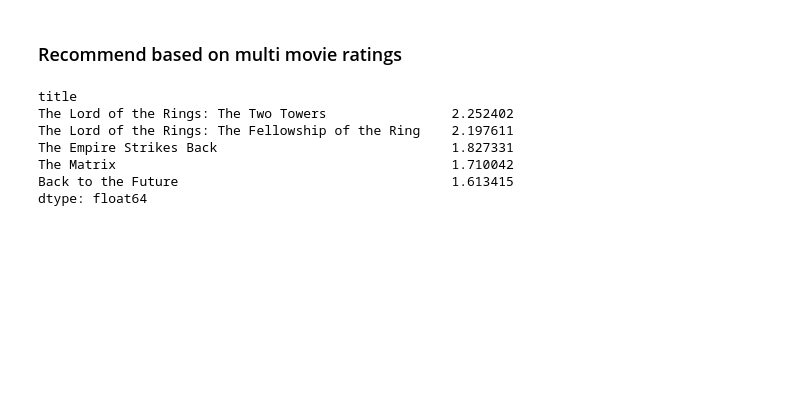
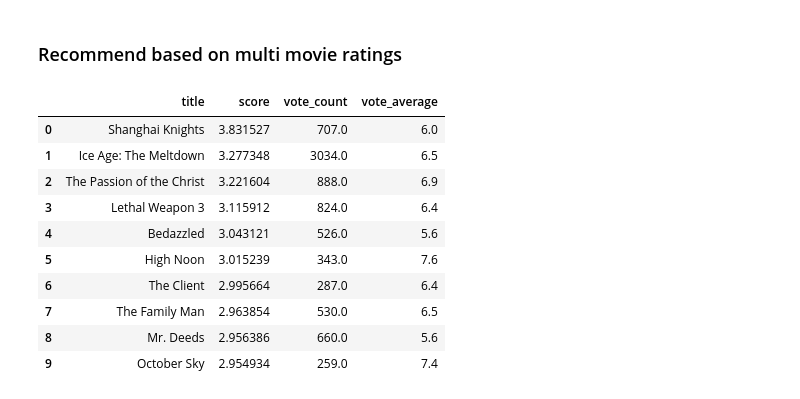
Before and after one commit to kensuke0529/Rec-sys, a Jupyter notebook: notebook/1. user_based_recommender.ipynb, the cells around one changed output. Saved outputs shown, nothing was run; the diff lists cells and outputs as text; code cells hidden in the pictures; blank space fills up the shorter version.

```diff
--- a/notebook/user_based_recommender.ipynb
+++ b/notebook/1. user_based_recommender.ipynb
@@ -190,35 +198,46 @@ user_ratings = {
     "Blade Runner": 3,
     "Men in Black": 5,
     "The Lion King": 2,
-    "The Lord of the Rings: The Return of the King":4
+    "The Lord of the Rings: The Return of the King":4,
+    "The Amazing Spider-Man": 2
 }
 # %%
 scores = pd.Series(dtype=float)
 
 for movie, rating in user_ratings.items():
     if movie in corr:
-        # Get similarity scores for this movie
         similar_scores = corr[movie]
-
-        # Weight by (rating - baseline)
-        # You can use baseline = 2.5 to center around neutral
         weighted_scores = similar_scores * (rating - 2)
-
-        # Sum up contributions
         scores = scores.add(weighted_scores, fill_value=0)
 
-# Remove movies already rated
+# Remove already rated movies
 for movie in user_ratings:
     scores.drop(movie, errors="ignore", inplace=True)
 
-# Sort descending
-recommended = scores.sort_values(ascending=False)
-recommended.head()
+# Convert to DataFrame
+recommended_df = pd.DataFrame({
+    'title': scores.index,
+    'score': scores.values
+})
+
+# Merge with vote metadata
+movie_info = df[['title', 'vote_count', 'vote_average']].drop_duplicates(subset='title')
+recommended_df = recommended_df.merge(movie_info, on='title', how='left')
+
+# Filter for popular movies
+recommended_df = recommended_df[recommended_df['vote_count'] > 150]
+
+top10_recommendations = recommended_df.sort_values(by='score', ascending=False).head(10).reset_index(drop=True)
+top10_recommendations
 # %% [output]
-title
-The Lord of the Rings: The Two Towers                2.252402
-The Lord of the Rings: The Fellowship of the Ring    2.197611
-The Empire Strikes Back                              1.827331
-The Matrix                                           1.710042
-Back to the Future                                   1.613415
-dtype: float64
+|  | title | score | vote_count | vote_average |
+| 0 | Shanghai Knights | 3.831527 | 707.0 | 6.0 |
+| 1 | Ice Age: The Meltdown | 3.277348 | 3034.0 | 6.5 |
+| 2 | The Passion of the Christ | 3.221604 | 888.0 | 6.9 |
+| 3 | Lethal Weapon 3 | 3.115912 | 824.0 | 6.4 |
+| 4 | Bedazzled | 3.043121 | 526.0 | 5.6 |
+| 5 | High Noon | 3.015239 | 343.0 | 7.6 |
+| 6 | The Client | 2.995664 | 287.0 | 6.4 |
+| 7 | The Family Man | 2.963854 | 530.0 | 6.5 |
+| 8 | Mr. Deeds | 2.956386 | 660.0 | 5.6 |
+| 9 | October Sky | 2.954934 | 259.0 | 7.4 |
```
Also changed, not shown: parts of 10 cells of this notebook.
